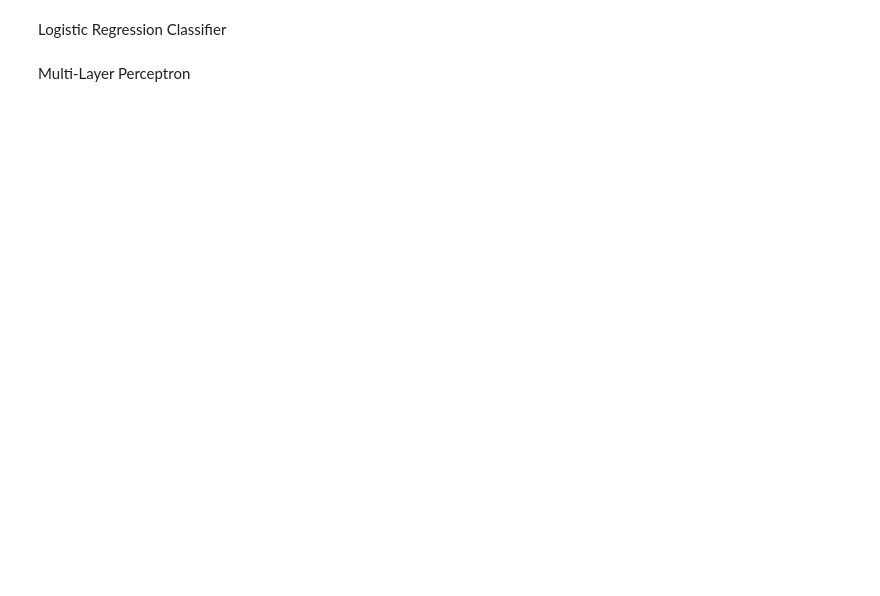
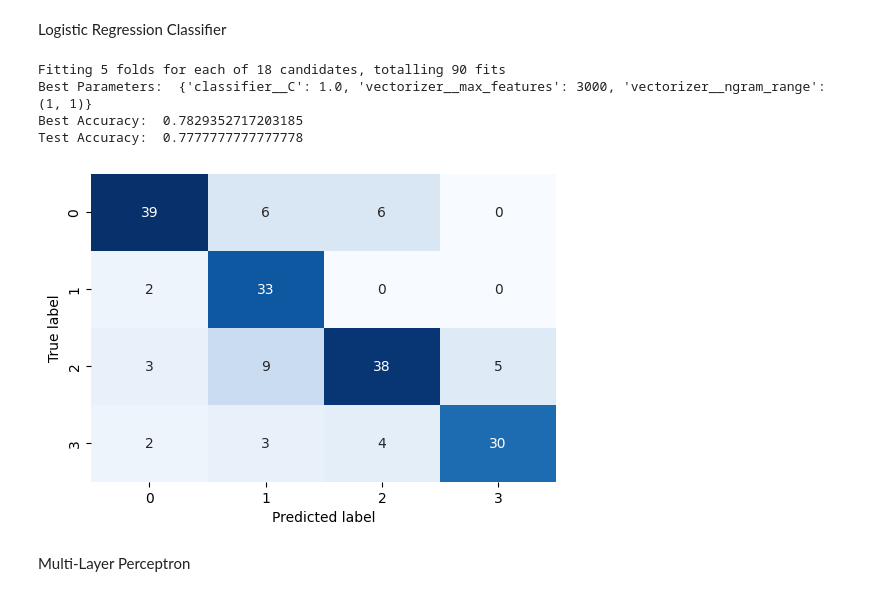
Before and after one commit to faverogian/ECSE551, a Jupyter notebook: Project 2/testing.ipynb, the cells around one changed output. Cells and saved outputs as stored; diff of their text form; code cells hidden in the pictures; blank space fills up the shorter version.

```diff
--- a/Project 2/testing.ipynb
+++ b/Project 2/testing.ipynb
@@ -65,36 +86,47 @@ Logistic Regression Classifier
 # %%
 # Perform a thorough grid search with CountVectorizer and Logistic Regression
 from sklearn.linear_model import LogisticRegression
 from sklearn.model_selection import GridSearchCV
 from sklearn.feature_extraction.text import CountVectorizer
 from sklearn.pipeline import Pipeline
 
 # Define the pipeline with CountVectorizer and Logistic Regression
 pipeline = Pipeline([
     ('vectorizer', CountVectorizer()),
     ('classifier', LogisticRegression(max_iter=1000))  # Increase max_iter if needed
 ])
 
 # Define the hyperparameters to search
 parameters = {
-    'vectorizer__max_features': [1000, 3000, 5000],
-    'vectorizer__ngram_range': [(1, 1), (1, 2), (1, 3)],
+    'vectorizer__max_features': [3000, 5000],
+    'vectorizer__ngram_range': [(1, 1), (1, 2), (1, 3)],  # Consider different n-gram ranges
     'classifier__C': [0.1, 1.0, 10.0],  # Inverse of regularization strength
 }
 
 # Initialize GridSearchCV
-grid_search = GridSearchCV(pipeline, parameters, cv=5, scoring='accuracy', verbose=1)
+grid_search = GridSearchCV(pipeline, parameters, cv=5, scoring='accuracy', verbose=1, n_jobs=-1)
 
 # Perform the grid search
 grid_search.fit(X_train, y_train)  # Assuming X_train and y_train are your training data and labels
 
 # Print the best parameters and corresponding accuracy
 print("Best Parameters: ", grid_search.best_params_)
 print("Best Accuracy: ", grid_search.best_score_)
 
 # Evaluate on the test set
 test_accuracy = grid_search.score(X_test, y_test)  # Assuming X_test and y_test are your test data and labels
 print("Test Accuracy: ", test_accuracy)
+
+# Plot confusion matrix
+y_pred = grid_search.predict(X_test)
+conf_mat = confusion_matrix(y_test, y_pred)
+plot_conf_mat(conf_mat)
+# %% [output]
+Fitting 5 folds for each of 18 candidates, totalling 90 fits
+Best Parameters:  {'classifier__C': 1.0, 'vectorizer__max_features': 3000, 'vectorizer__ngram_range': (1, 1)}
+Best Accuracy:  0.7829352717203185
+Test Accuracy:  0.7777777777777778
+[figure, added]
 # %% [markdown]
 Multi-Layer Perceptron
 # %%
```
Also changed, not shown: parts of 12 cells of this notebook, 3 other files.
